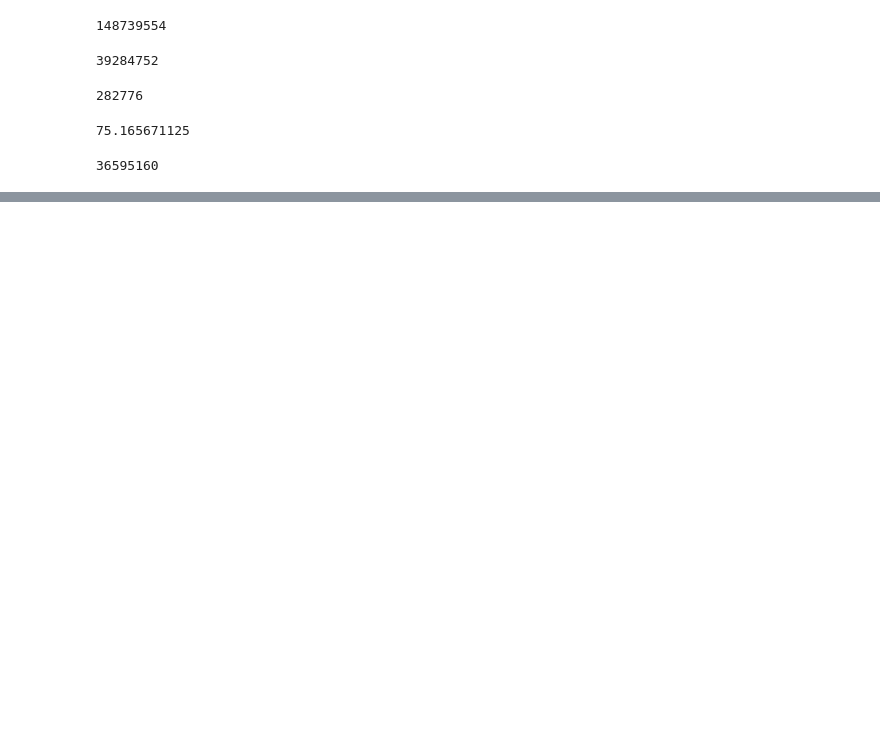
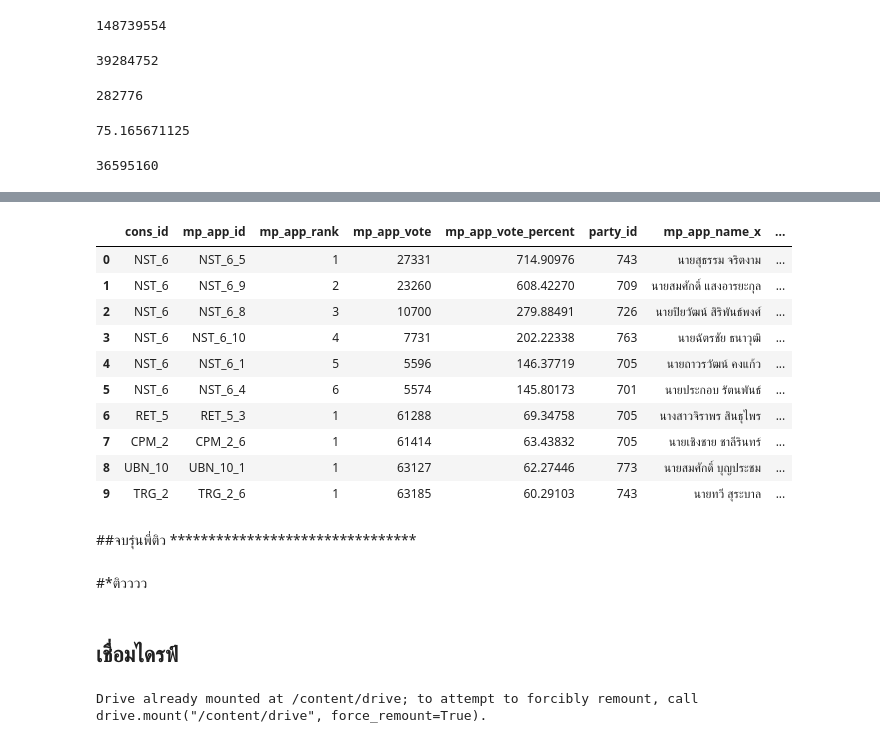
Before and after one commit to Sunisa78-8/Python_dataviz2023, a Jupyter notebook: พยย_นน.ipynb, the cells around one changed output, grey strips where cells are left out. Cells and saved outputs as stored; diff of their text form; code cells hidden in the pictures; blank space fills up the shorter version.

```diff
--- a/พยย_นน.ipynb
+++ b/พยย_นน.ipynb
@@ -268,0 +379,5 @@ result_constituencies_Candidate['mp_app_vote'].sum()
+# %%
+
+table_merge = result_constituencies_Candidate.merge(Candidate_constituency, how ='left', left_on='mp_app_id',right_on='mp_app_id')
+print(table_merge.shape)
+table_merge.head()
@@ -268,0 +392,20 @@ result_constituencies_Candidate['mp_app_vote'].sum()
+# %%
+table_merge.head(10)
+# %% [output]
+|  | cons_id | mp_app_id | mp_app_rank | mp_app_vote | mp_app_vote_percent | party_id | mp_app_name_x | ... |
+| 0 | NST_6 | NST_6_5 | 1 | 27331 | 714.90976 | 743 | นายสุธรรม จริตงาม | ... |
+| 1 | NST_6 | NST_6_9 | 2 | 23260 | 608.42270 | 709 | นายสมศักดิ์ แสงอารยะกุล | ... |
+| 2 | NST_6 | NST_6_8 | 3 | 10700 | 279.88491 | 726 | นายปิยวัฒน์ สิริพันธ์พงศ์ | ... |
+| 3 | NST_6 | NST_6_10 | 4 | 7731 | 202.22338 | 763 | นายฉัตรชัย ธนาวุฒิ | ... |
+| 4 | NST_6 | NST_6_1 | 5 | 5596 | 146.37719 | 705 | นายถาวรวัฒน์ คงแก้ว | ... |
+| 5 | NST_6 | NST_6_4 | 6 | 5574 | 145.80173 | 701 | นายประกอบ รัตนพันธ์ | ... |
+| 6 | RET_5 | RET_5_3 | 1 | 61288 | 69.34758 | 705 | นางสาวจิราพร สินธุไพร | ... |
+| 7 | CPM_2 | CPM_2_6 | 1 | 61414 | 63.43832 | 705 | นายเชิงชาย ชาลีรินทร์ | ... |
+| 8 | UBN_10 | UBN_10_1 | 1 | 63127 | 62.27446 | 773 | นายสมศักดิ์ บุญประชม | ... |
+| 9 | TRG_2 | TRG_2_6 | 1 | 63185 | 60.29103 | 743 | นายทวี สุระบาล | ... |
+# %% [markdown]
+##จบรุ่นพี่ติว ********************************
+# %% [markdown]
+#*ติวววว
+# %% [markdown]
+## เชื่อมไดรฟ์
@@ -268,0 +416,5 @@ result_constituencies_Candidate['mp_app_vote'].sum()
+# %%
+from google.colab import drive # เชื่อมบัญชีกับ google drive
+drive.mount('/content/drive')
+# %% [output]
+Drive already mounted at /content/drive; to attempt to forcibly remount, call drive.mount("/content/drive", force_remount=True).
```
Also changed, not shown: parts of 29 cells of this notebook.
